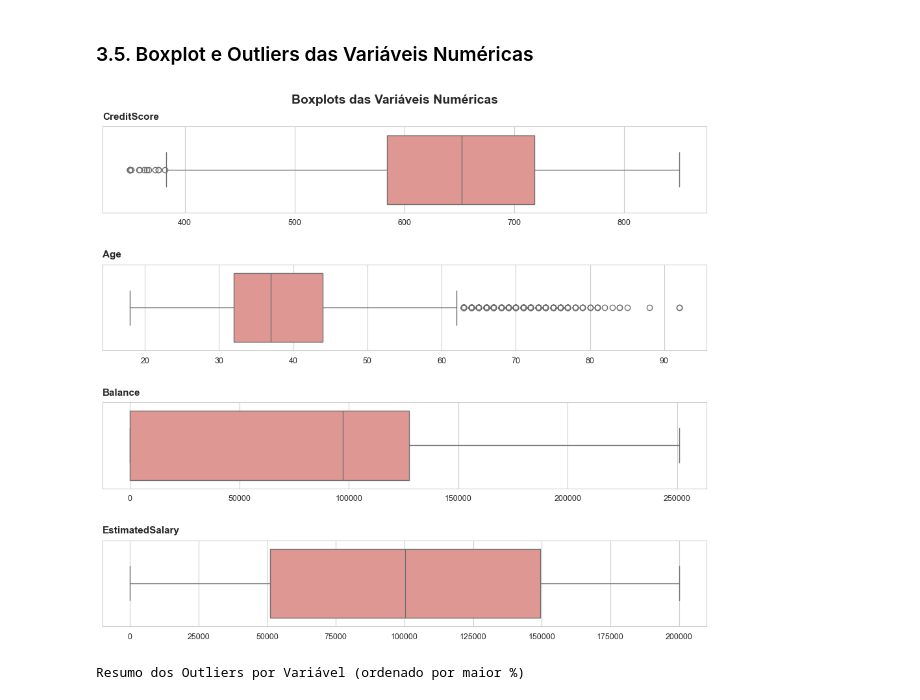
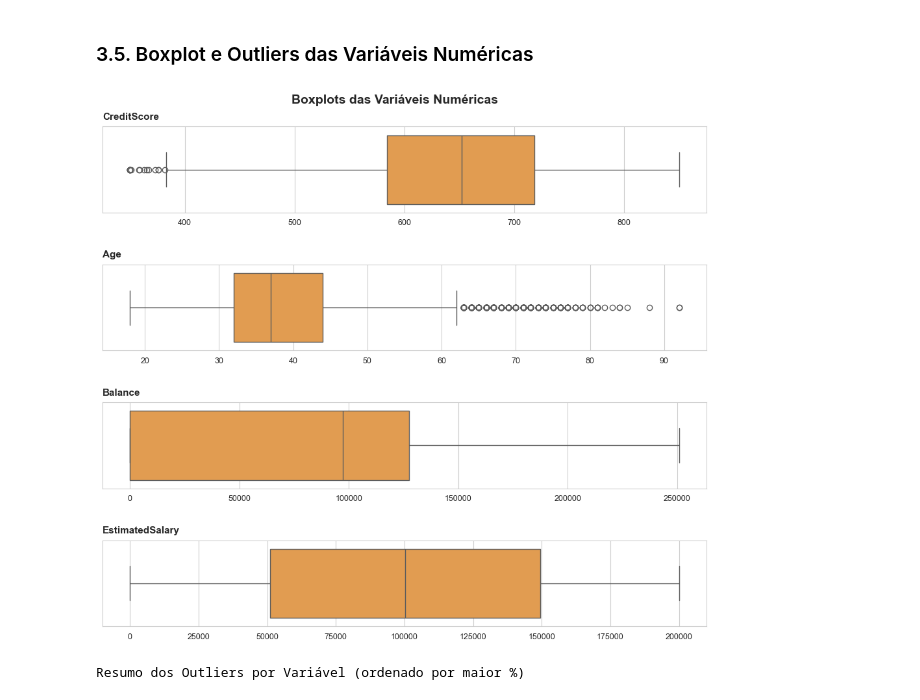
Before and after one commit to emso-exe/Churn_clientes_de_banco, a Jupyter notebook: notebooks/001_analise_exploratoria.ipynb, the cells around one changed output. Drawn from its saved outputs; the diff is of its cells as text; code cells hidden in the pictures.

```diff
--- a/notebooks/001_analise_exploratoria.ipynb
+++ b/notebooks/001_analise_exploratoria.ipynb
@@ -170,35 +180,35 @@ colunas_remover = ['RowNumber', 'CustomerId', 'Tenure', 'NumOfProducts', 'HasCrC
 colunas_numericas = df.select_dtypes(include=['number']).columns.tolist()
 colunas_numericas = [col for col in colunas_numericas if col not in colunas_remover]
 
 # Verifica se há colunas numéricas
 if not colunas_numericas:
     print('Nenhuma variável numérica encontrada no DataFrame.')
 else:
     # Número de boxplots a serem gerados
     n_plots = len(colunas_numericas)
 
     # Cria a figura com subplots verticais
     fig, axs = plt.subplots(n_plots, 1, figsize=(12, 2.5 * n_plots),
                             gridspec_kw={'hspace': 0.6})
 
     # Garante que axs seja sempre uma lista (mesmo com 1 gráfico)
     if n_plots == 1:
         axs = [axs]
 
     # Loop pelas colunas para criar os boxplots
     for ax, col in zip(axs, colunas_numericas):
-        sns.boxplot(x=df[col], ax=ax, color='#ea8c87', orient='h')
+        sns.boxplot(x=df[col], ax=ax, color='#f99d39', orient='h')
         ax.set_title(f'{col}', loc='left', fontsize=11, pad=8, fontweight='bold')
         ax.set(xlabel='', ylabel='')
         ax.tick_params(labelsize=9)
         ax.ticklabel_format(style='plain', axis='x')
 
     # Ajusta o layout e adiciona título geral
     fig.suptitle('Boxplots das Variáveis Numéricas', fontsize=14, fontweight='bold', y=0.93)
     plt.tight_layout(rect=[0, 0, 1, 0.97])  # evita sobreposição com título
     plt.show()
 # %% [output]
-[figure, old version]
+[figure, new version]
 # %%
 # Seleciona as variáveis numéricas
 colunas_numericas = df.select_dtypes(include=['number']).columns.tolist()
```
Also changed, not shown: parts of 18 cells of this notebook.
